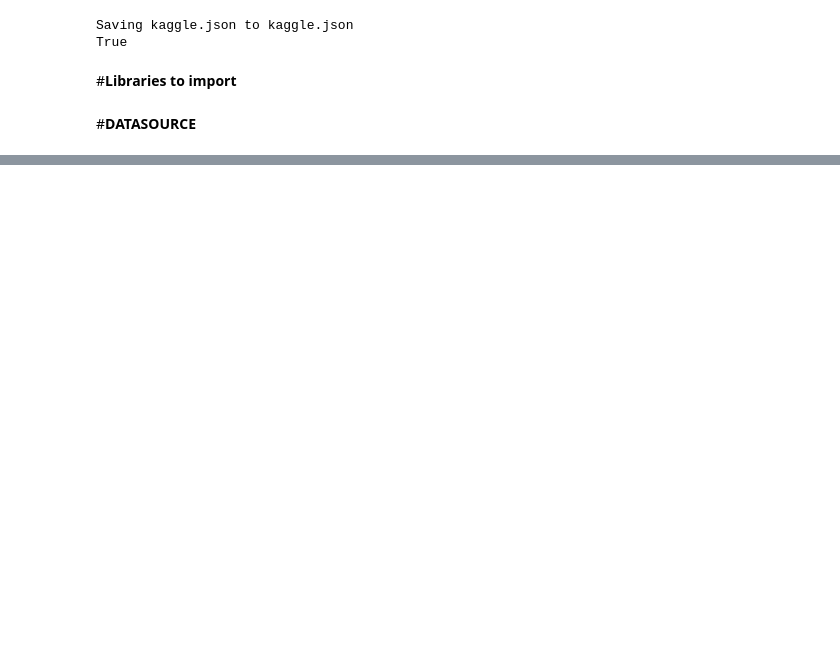
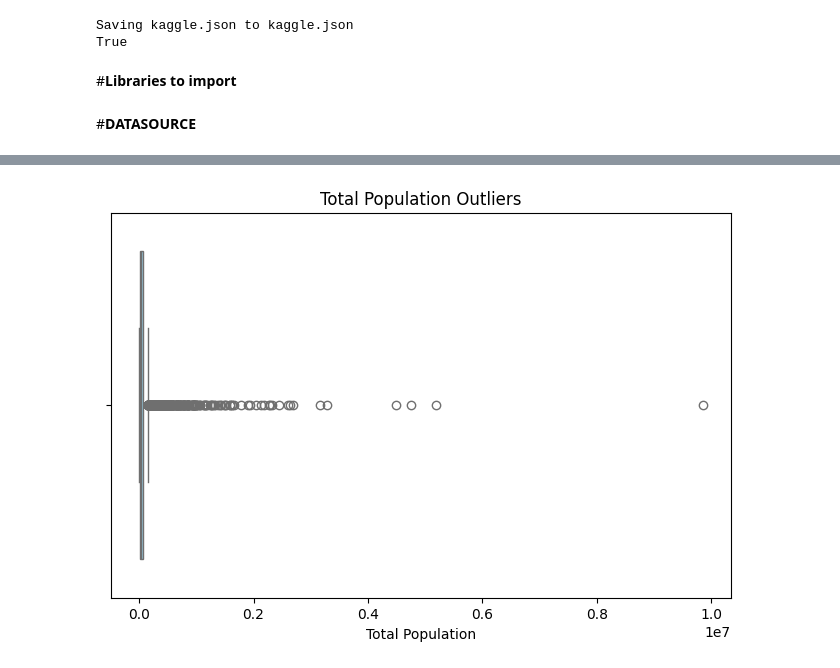
Before and after one commit to fergarcat/eda-usa-income, a Jupyter notebook: EDA_USA_Urban_Rural_Income.ipynb, the cells around one changed output, grey strips where cells are left out. Cells and saved outputs as stored; diff of their text form; code cells hidden in the pictures; blank space fills up the shorter version.

```diff
--- a/EDA_USA_Urban_Rural_Income.ipynb
+++ b/EDA_USA_Urban_Rural_Income.ipynb
@@ -363,0 +191,12 @@ plt.show()
+# %%
+import matplotlib.pyplot as plt
+import seaborn as sns
+
+plt.figure(figsize=(8, 5))
+sns.boxplot(x=df['Total Population'], color='skyblue')
+
+plt.xlabel('Total Population')
+plt.title('Total Population Outliers')
+plt.show()
+# %% [output]
+[figure, added]
```
Also changed, not shown: parts of 41 cells of this notebook.
